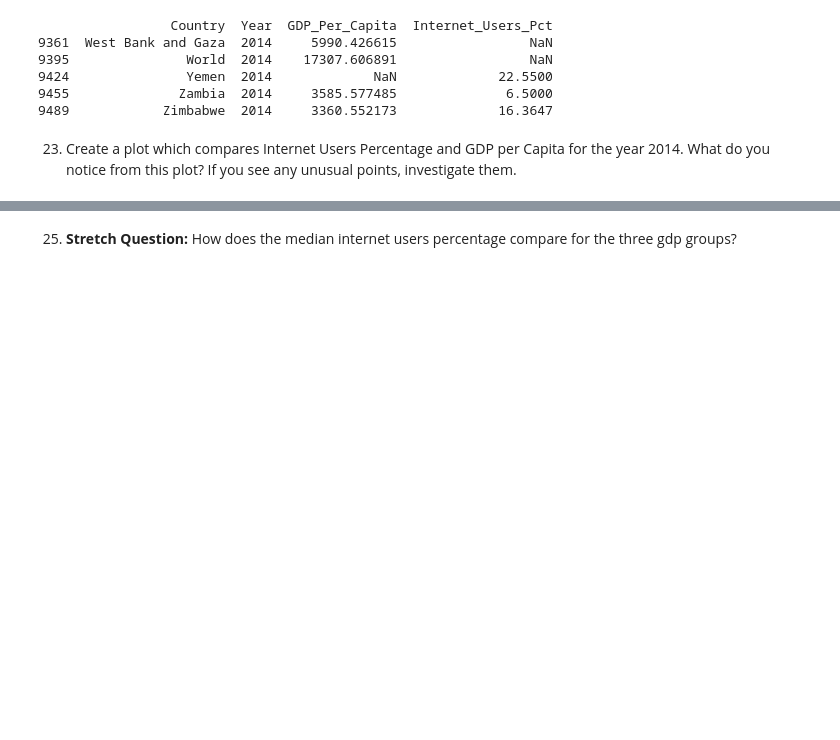
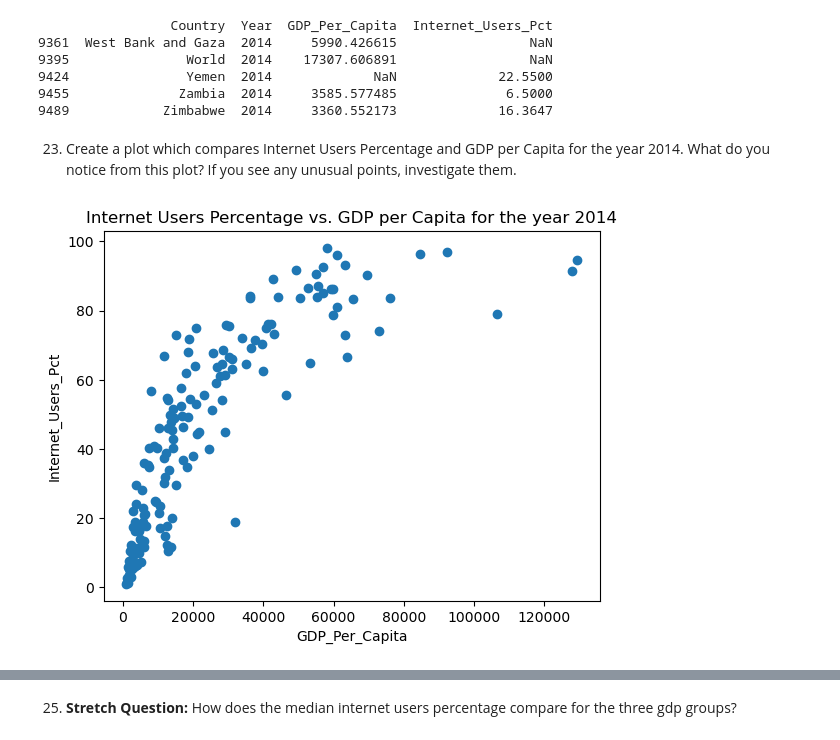
Before and after one commit to NSS-Data-Analytics-Cohort-14/gdp-and-internet-usage-Hannah00Donnelly, a Jupyter notebook: notebooks/gdp_internet_hdonnelly.ipynb, the cells around one changed output, grey strips where cells are left out. Saved outputs shown, nothing was run; the diff lists cells and outputs as text; code cells hidden in the pictures; blank space fills up the shorter version.

```diff
--- a/notebooks/gdp_internet_hdonnelly.ipynb
+++ b/notebooks/gdp_internet_hdonnelly.ipynb
@@ -757,3 +768,13 @@ print(gdp_and_internet_use_2014.tail())
 9489            Zimbabwe  2014     3360.552173             16.3647
 # %% [markdown]
 23. Create a plot which compares Internet Users Percentage and GDP per Capita for the year 2014. What do you notice from this plot? If you see any unusual points, investigate them.
+# %%
+plt.scatter(data=gdp_and_internet_use_2014,x='GDP_Per_Capita', y='Internet_Users_Pct')
+
+plt.title('Internet Users Percentage vs. GDP per Capita for the year 2014')
+plt.xlabel('GDP_Per_Capita')
+plt.ylabel('Internet_Users_Pct')
+
+plt.show()
+# %% [output]
+[figure, added]
```
Also changed, not shown: parts of 8 cells of this notebook.
